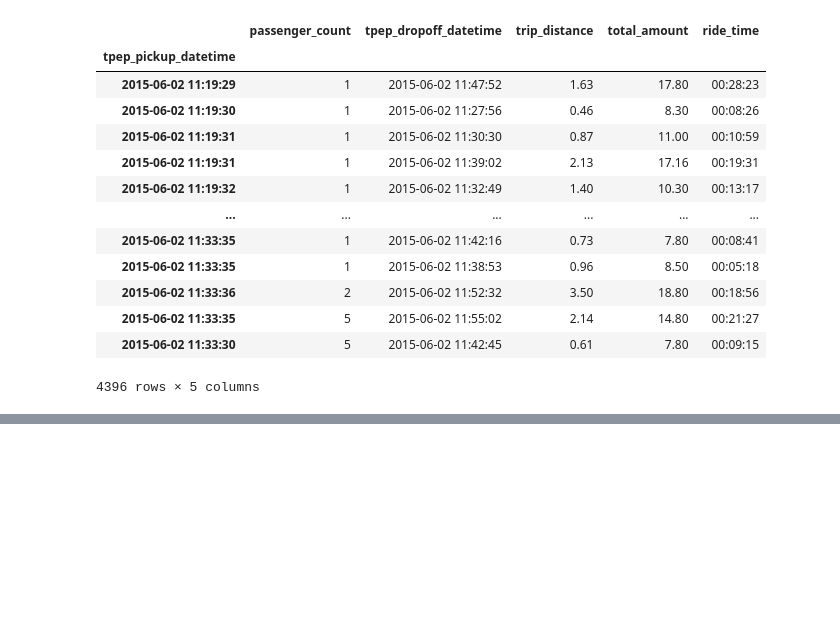
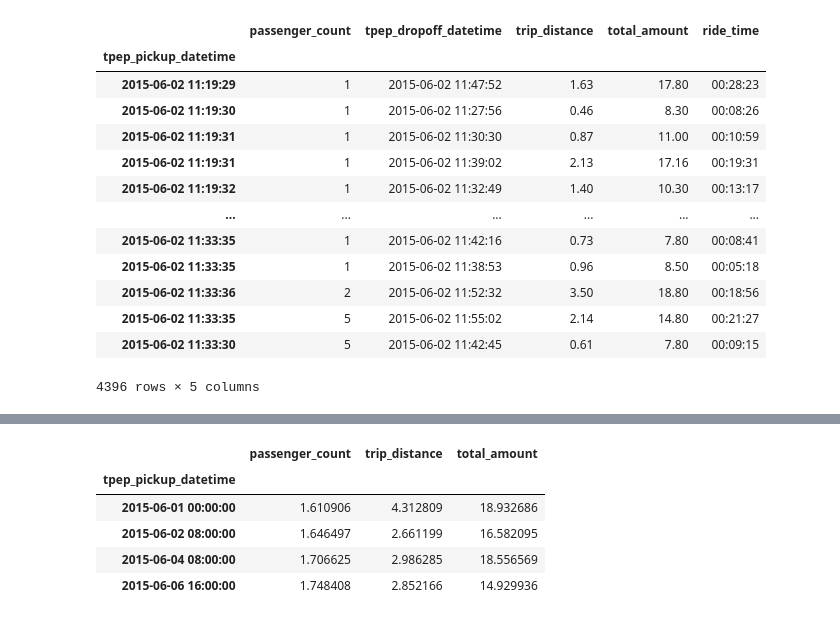
Before and after one commit to reuven/dfw-pandas, a Jupyter notebook: Pandas + time.ipynb, the cells around one changed output, grey strips where cells are left out. Saved outputs shown, nothing was run; the diff lists cells and outputs as text; code cells hidden in the pictures; blank space fills up the shorter version.

```diff
--- a/Pandas + time.ipynb
+++ b/Pandas + time.ipynb
@@ -396,0 +421,9 @@ df.resample('1H')
+# %%
+df.resample('8H').mean().dropna()
+# %% [output]
+|  | passenger_count | trip_distance | total_amount |
+| tpep_pickup_datetime |  |  |  |
+| 2015-06-01 00:00:00 | 1.610906 | 4.312809 | 18.932686 |
+| 2015-06-02 08:00:00 | 1.646497 | 2.661199 | 16.582095 |
+| 2015-06-04 08:00:00 | 1.706625 | 2.986285 | 18.556569 |
+| 2015-06-06 16:00:00 | 1.748408 | 2.852166 | 14.929936 |
```
Also changed, not shown: parts of 2 cells of this notebook.
